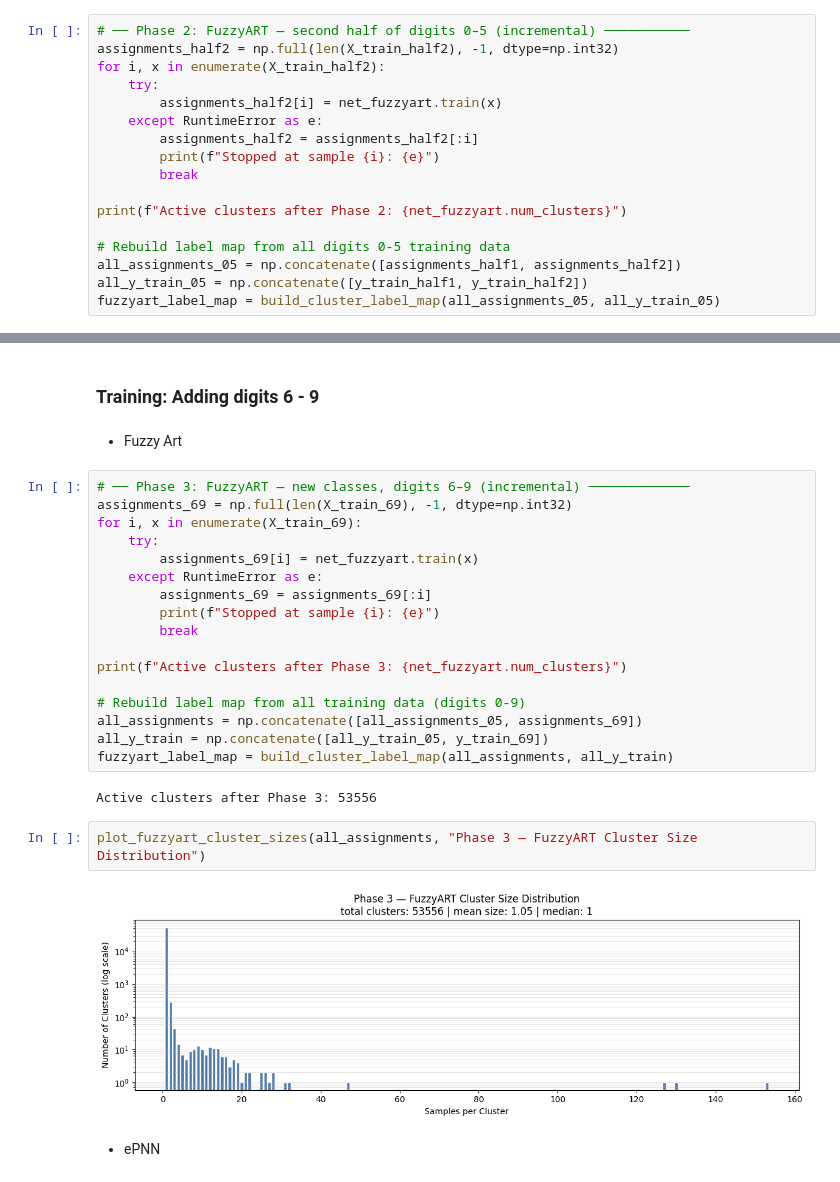
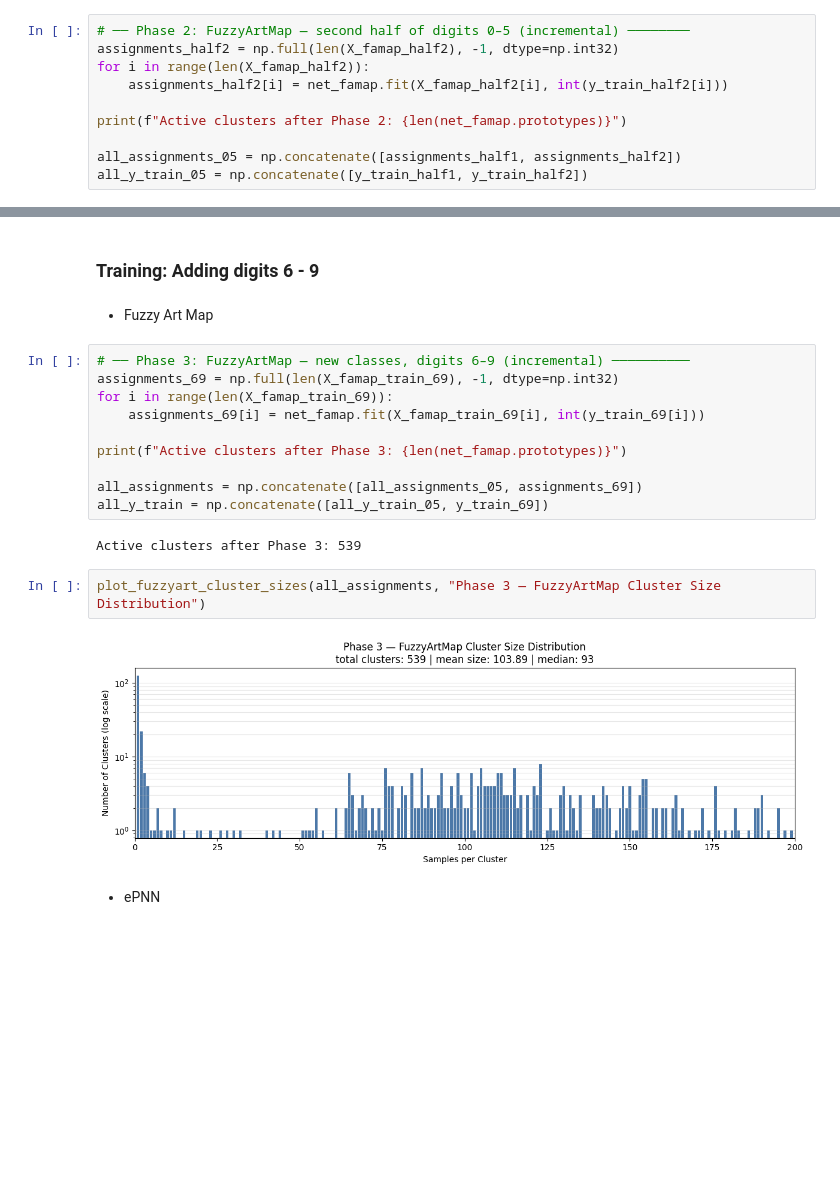
Before and after one commit to lsalatiel/art-epnn_neural-network-study, a Jupyter notebook: mnist_art.ipynb, the cells around one changed output, grey strips where cells are left out. Saved outputs shown, nothing was run; the diff lists cells and outputs as text; blank space fills up the shorter version.

Commit message:
change fuzzy art to fuzzy artmap

```diff
--- a/mnist_art.ipynb
+++ b/mnist_art.ipynb
@@ -1002,18 +1001,11 @@ plot_clusters_with_mean(
 # %%
-# ── Phase 2: FuzzyART — second half of digits 0–5 (incremental) ───────────
-assignments_half2 = np.full(len(X_train_half2), -1, dtype=np.int32)
-for i, x in enumerate(X_train_half2):
-    try:
-        assignments_half2[i] = net_fuzzyart.train(x)
-    except RuntimeError as e:
-        assignments_half2 = assignments_half2[:i]
-        print(f"Stopped at sample {i}: {e}")
-        break
+# ── Phase 2: FuzzyArtMap — second half of digits 0–5 (incremental) ────────
+assignments_half2 = np.full(len(X_famap_half2), -1, dtype=np.int32)
+for i in range(len(X_famap_half2)):
+    assignments_half2[i] = net_famap.fit(X_famap_half2[i], int(y_train_half2[i]))
 
-print(f"Active clusters after Phase 2: {net_fuzzyart.num_clusters}")
+print(f"Active clusters after Phase 2: {len(net_famap.prototypes)}")
 
-# Rebuild label map from all digits 0-5 training data
 all_assignments_05 = np.concatenate([assignments_half1, assignments_half2])
 all_y_train_05 = np.concatenate([y_train_half1, y_train_half2])
-fuzzyart_label_map = build_cluster_label_map(all_assignments_05, all_y_train_05)
 # %% [output]
@@ -1088,30 +1080,23 @@ MiniBatchKMeans      5     93.7% 95.33%   94.51%     1263
 # %% [markdown]
 ### Training: Adding digits 6 - 9
 # %% [markdown]
-- Fuzzy Art
+- Fuzzy Art Map
 # %%
-# ── Phase 3: FuzzyART — new classes, digits 6–9 (incremental) ─────────────
-assignments_69 = np.full(len(X_train_69), -1, dtype=np.int32)
-for i, x in enumerate(X_train_69):
-    try:
-        assignments_69[i] = net_fuzzyart.train(x)
-    except RuntimeError as e:
-        assignments_69 = assignments_69[:i]
-        print(f"Stopped at sample {i}: {e}")
-        break
+# ── Phase 3: FuzzyArtMap — new classes, digits 6–9 (incremental) ──────────
+assignments_69 = np.full(len(X_famap_train_69), -1, dtype=np.int32)
+for i in range(len(X_famap_train_69)):
+    assignments_69[i] = net_famap.fit(X_famap_train_69[i], int(y_train_69[i]))
 
-print(f"Active clusters after Phase 3: {net_fuzzyart.num_clusters}")
+print(f"Active clusters after Phase 3: {len(net_famap.prototypes)}")
 
-# Rebuild label map from all training data (digits 0-9)
 all_assignments = np.concatenate([all_assignments_05, assignments_69])
 all_y_train = np.concatenate([all_y_train_05, y_train_69])
-fuzzyart_label_map = build_cluster_label_map(all_assignments, all_y_train)
 # %% [output]
-Active clusters after Phase 3: 53556
+Active clusters after Phase 3: 539
 # %%
-plot_fuzzyart_cluster_sizes(all_assignments, "Phase 3 — FuzzyART Cluster Size Distribution")
+plot_fuzzyart_cluster_sizes(all_assignments, "Phase 3 — FuzzyArtMap Cluster Size Distribution")
 # %% [output]
-[figure, old version]
+[figure, new version]
 # %% [markdown]
 - ePNN
 # %%
```
Also changed, not shown: parts of 26 cells of this notebook.
